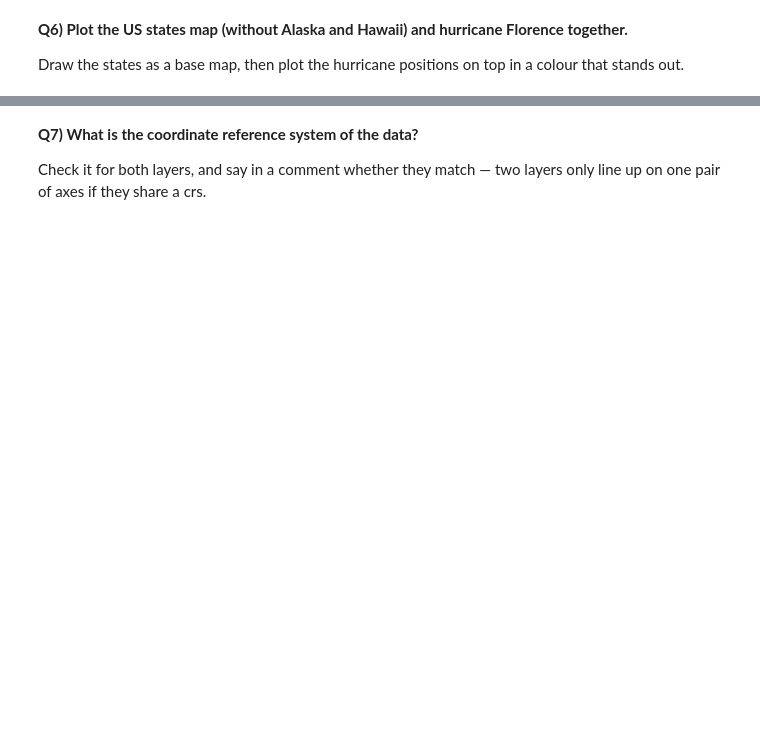
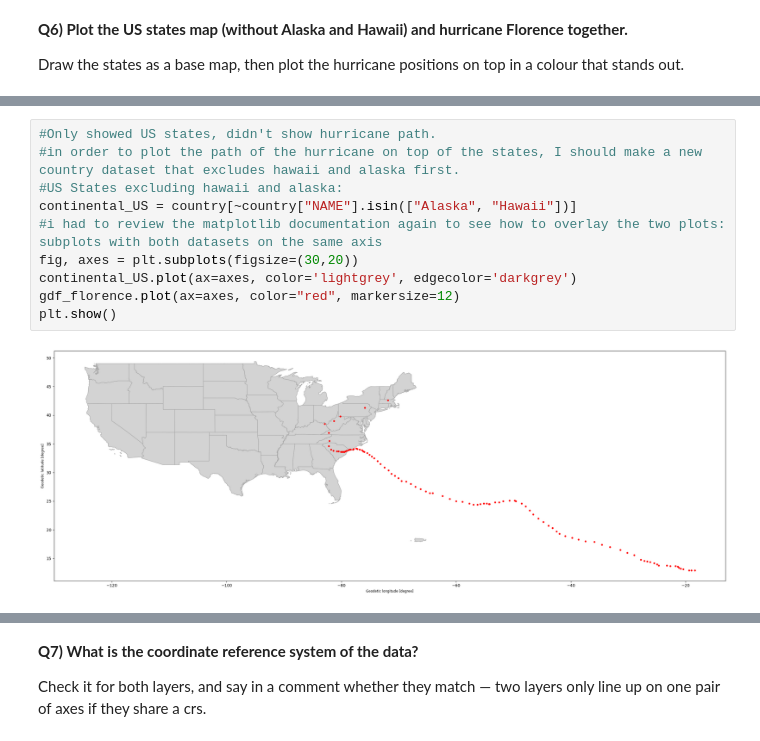
Before and after one commit to emmagiometti/A2026_Intro_Python, a Jupyter notebook: FEEDBACK_GIOMETTI_1_6_env_exercise.ipynb, the cells around one changed output, grey strips where cells are left out. Cells and saved outputs as stored; diff of their text form; blank space fills up the shorter version.

```diff
--- a/FEEDBACK_GIOMETTI_1_6_env_exercise.ipynb
+++ b/FEEDBACK_GIOMETTI_1_6_env_exercise.ipynb
@@ -117,0 +177,12 @@ out.
+# %%
+#Only showed US states, didn't show hurricane path.
+#in order to plot the path of the hurricane on top of the states, I should make a new country dataset that excludes hawaii and alaska first.
+#US States excluding hawaii and alaska:
+continental_US = country[~country["NAME"].isin(["Alaska", "Hawaii"])]
+#i had to review the matplotlib documentation again to see how to overlay the two plots: subplots with both datasets on the same axis
+fig, axes = plt.subplots(figsize=(30,20))
+continental_US.plot(ax=axes, color='lightgrey', edgecolor='darkgrey')
+gdf_florence.plot(ax=axes, color="red", markersize=12)
+plt.show()
+# %% [output]
+[figure, added]
```
Also changed, not shown: parts of 13 cells of this notebook.
